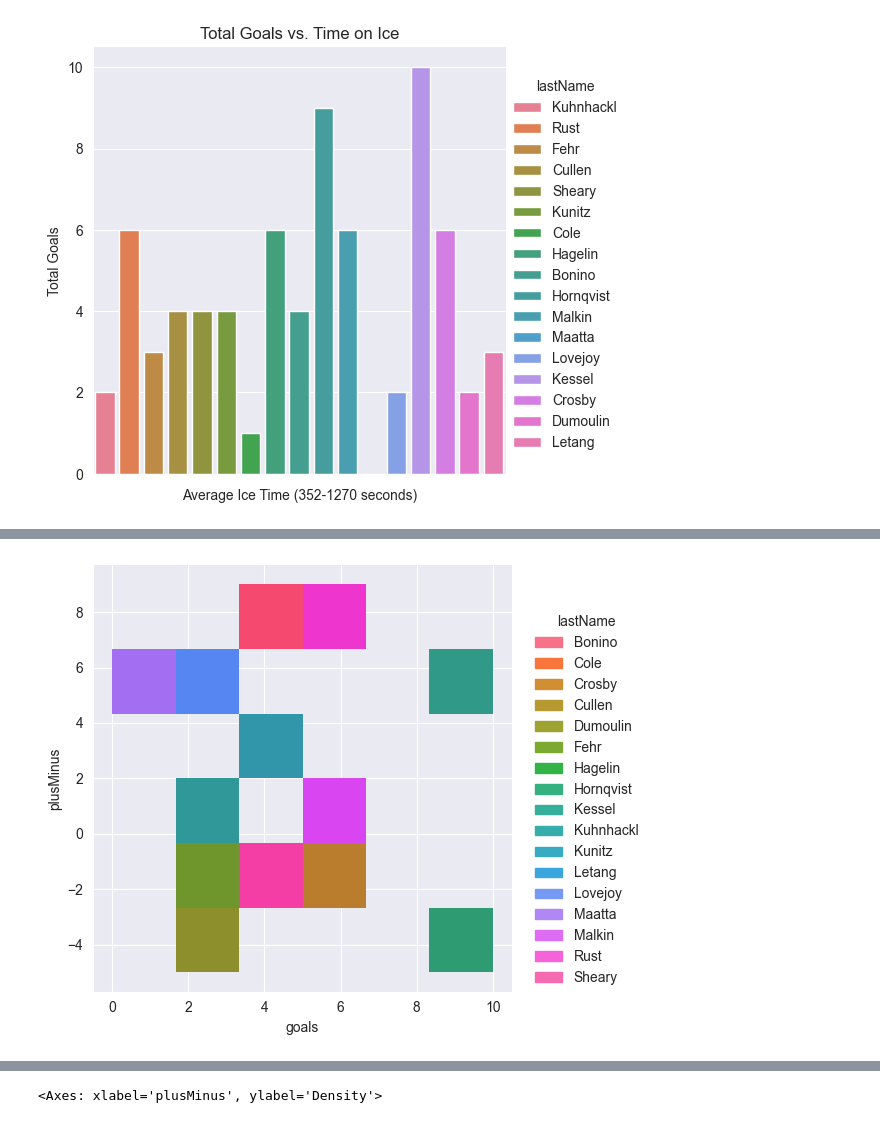
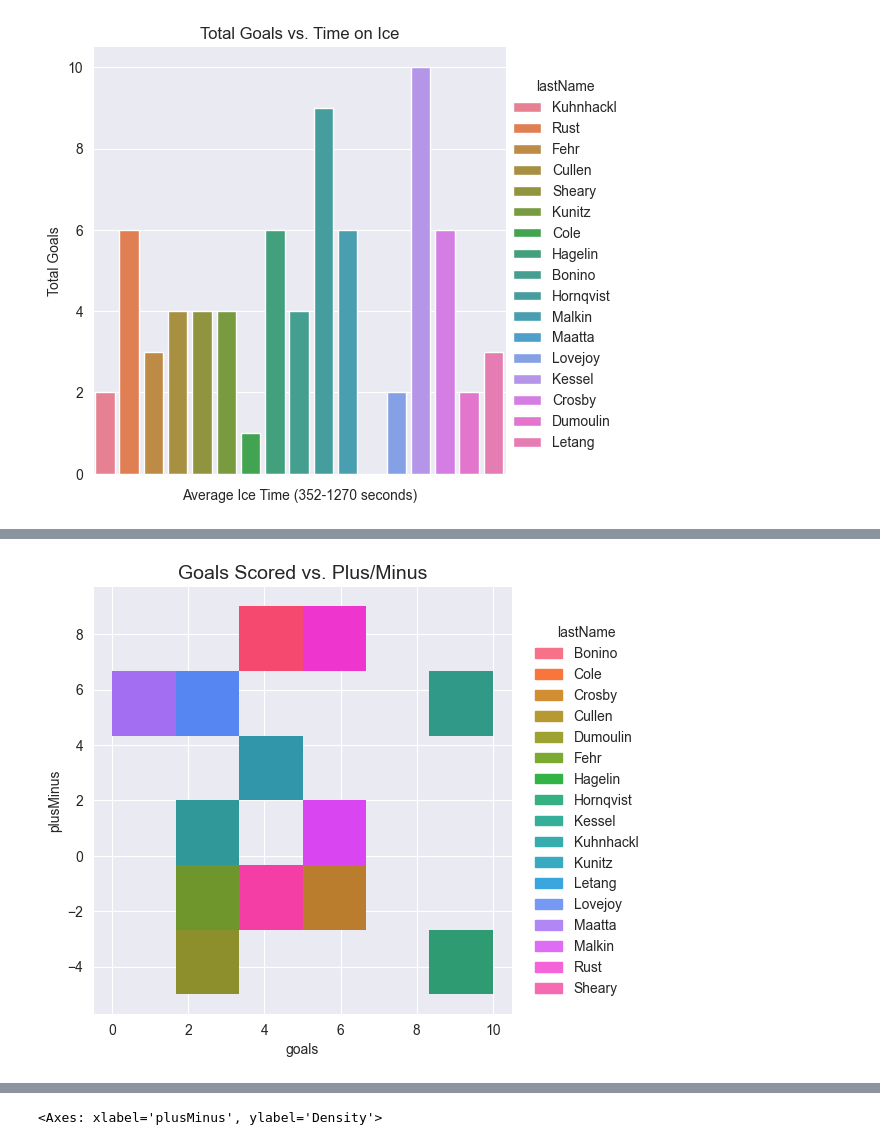
Before and after one commit to boncz/PenguinsHockeyAnalysis, a Jupyter notebook: PensPlayoffAnalysis.ipynb, the cells around one changed output, grey strips where cells are left out. Saved outputs shown, nothing was run; the diff lists cells and outputs as text; code cells hidden in the pictures.

```diff
--- a/PensPlayoffAnalysis.ipynb
+++ b/PensPlayoffAnalysis.ipynb
@@ -969,5 +953,6 @@ plt.show()
 # %%
 ax = sns.displot(data=players_2016_sums_df, y='plusMinus',x='goals', hue='lastName')
+plt.title('Goals Scored vs. Plus/Minus', fontdict={'fontsize': 14})
 plt.show()
 # %% [output]
-[figure, old version]
+[figure, new version]
```
Also changed, not shown: parts of 20 cells of this notebook.
